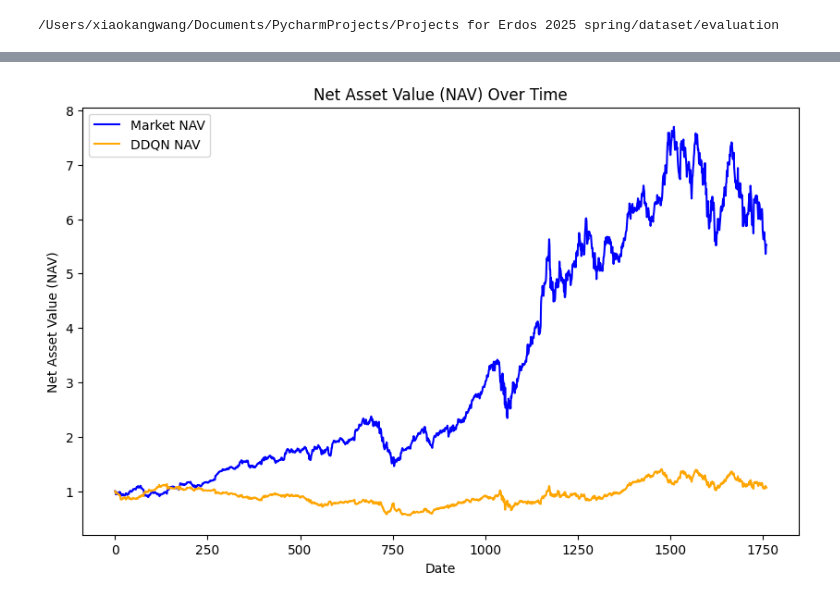
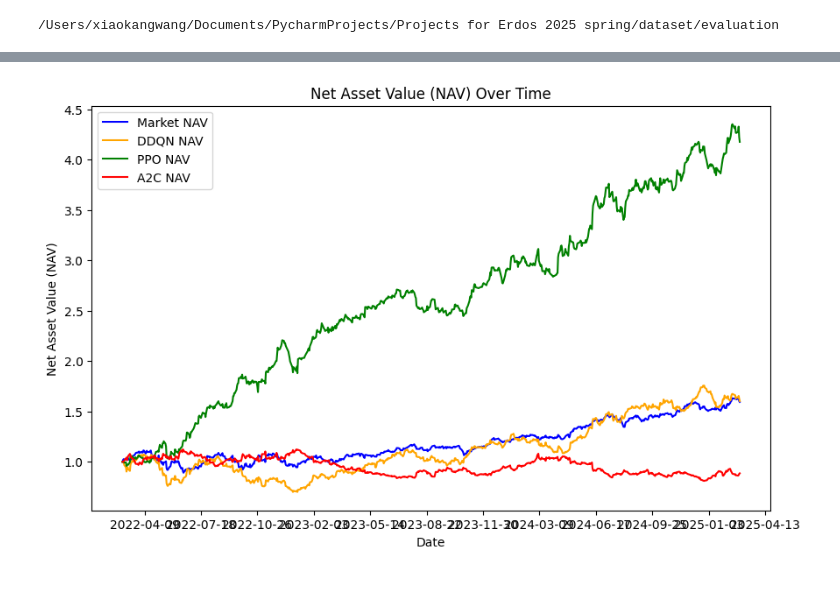
Before and after one commit to xpeng-26/Erdos_Finance_LLM_Project, a Jupyter notebook: Notebooks/evaluation.ipynb, the cells around one changed output, grey strips where cells are left out. Cells and saved outputs as stored; diff of their text form; code cells hidden in the pictures.

```diff
--- a/Notebooks/evaluation.ipynb
+++ b/Notebooks/evaluation.ipynb
@@ -58,17 +59,24 @@ df
 # %%
+df['date'] = pd.to_datetime(df['date'])
+
 plt.figure(figsize=(10, 6))
-plt.plot(df.index, df['market_navs'], label='Market NAV', color='blue')
-plt.plot(df.index, df['DDQN_navs'], label='DDQN NAV', color='orange')
-#plt.plot(df.index, df['PPO_navs'], label='PPO NAV', color='green')
-#plt.plot(df.index, df['A2C_navs'], label='A2C NAV', color='red')
+plt.plot(df['date'], df['market_navs'], label='Market NAV', color='blue')
+plt.plot(df['date'], df['DDQN_navs'], label='DDQN NAV', color='orange')
+plt.plot(df['date'], df['PPO_navs'], label='PPO NAV', color='green')
+plt.plot(df['date'], df['A2C_navs'], label='A2C NAV', color='red')
+
+# Format the x-axis to show ticks every 30 days
+plt.gca().xaxis.set_major_locator(mdates.DayLocator(interval=100))  # Set major ticks every 30 days
+plt.gca().xaxis.set_major_formatter(mdates.DateFormatter('%Y-%m-%d'))  # Format the date labels
+
 plt.xlabel('Date')
 plt.ylabel('Net Asset Value (NAV)')
 plt.title('Net Asset Value (NAV) Over Time')
 plt.legend()
 
 plt.show()
 # %% [output]
-[figure, old version]
+[figure, new version]
 # %%
 plt.figure(figsize=(10, 6))
 plt.plot(df.index, df['DD'])
```
Also changed, not shown: parts of 3 cells of this notebook, 3 other files.
